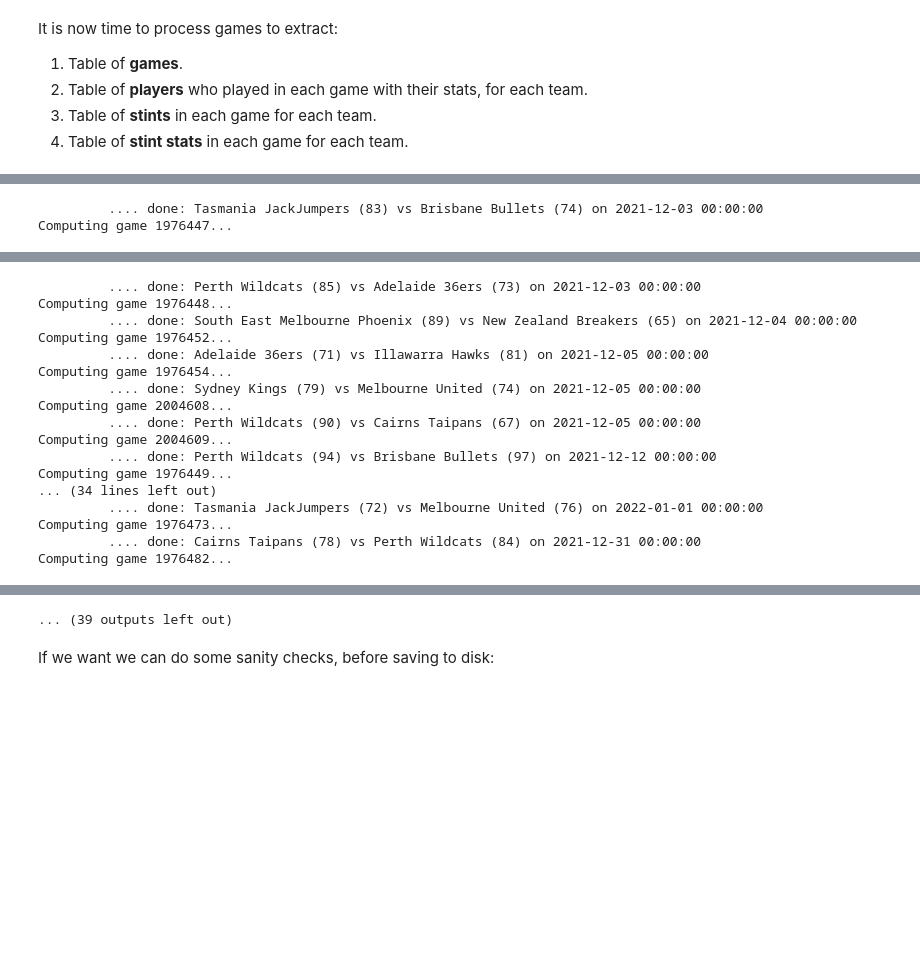
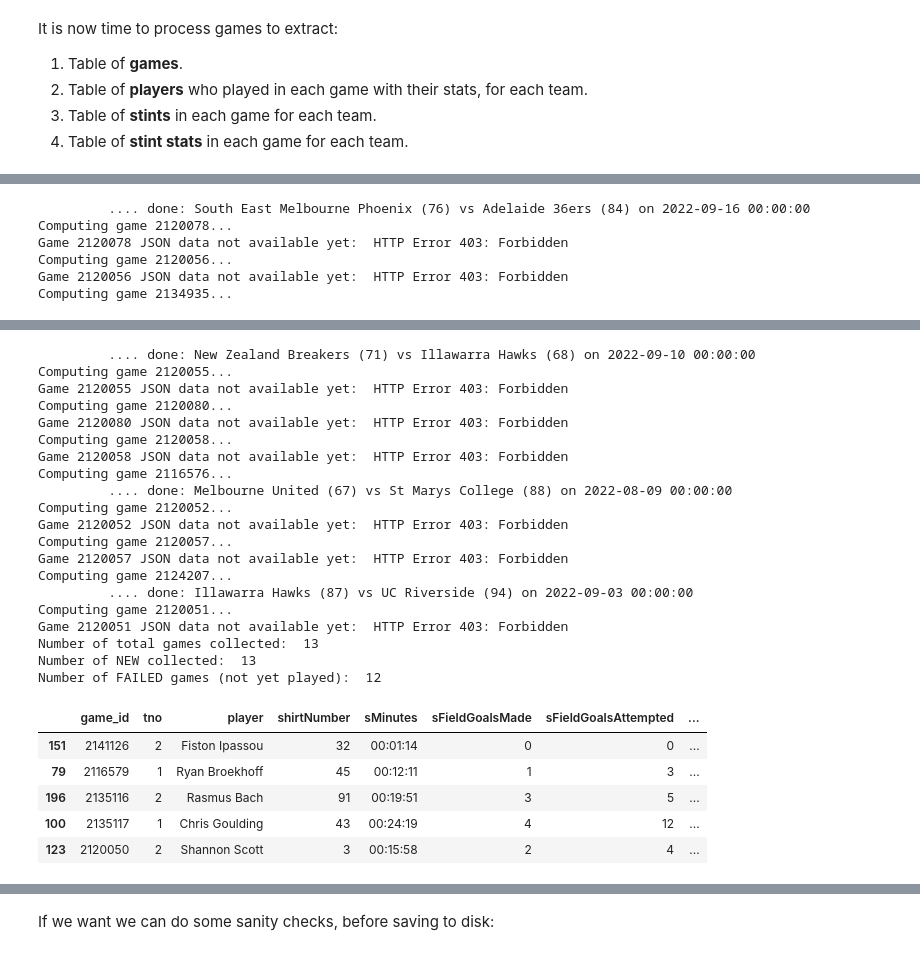
Before and after one commit to ssardina/pynbl, a Jupyter notebook: bball_stats.ipynb, the cells around one changed output, grey strips where cells are left out. Drawn from its saved outputs; the diff is of its cells as text; code cells hidden in the pictures; blank space fills up the shorter version.

```diff
--- a/bball_stats.ipynb
+++ b/bball_stats.ipynb
@@ -28,7 +28,7 @@ import tools
 
 
 # Set folder with data files and Pickle tables saved on disk
-DATA_DIR='data-21_22/'
+DATA_DIR='data-22_23/'
 FILES = dict()
 FILES['stint_stats'] = Path(DATA_DIR, "stint_stats_df").with_suffix('.pkl')
 FILES['stints'] = Path(DATA_DIR, "stints_df").with_suffix('.pkl')
@@ -105,6 +111,9 @@ It is now time to process games to extract:
 # %%
 # collect here set of stat dfs and game info, one per game
 #   then, we will put them together into different dataframes
+from urllib.error import HTTPError
+
+
 stint_stats_dfs = []
 stints_dfs = []
 players_dfs = []
@@ -130,7 +139,12 @@ for game in games:
     print(f"Computing game {game_id}...")
 
     # 1. Read game JSON file
-    game_json = tools.get_json_data(game_id)
+    try:
+        game_json = tools.get_json_data(game_id)
+    except HTTPError as e:
+        print(f"Game {game_id} JSON data not available yet: ", e)
+        continue
+
 
     result = bball_stats.build_game_stints_stats_df(game_json, game_id)
     game_stint_stats_df = result['stint_stats_df']   #  this is basically what we care, the stint stats
@@ -173,6 +187,8 @@ for game in games:
 #################################
 # All games have been processed, now put all dfs together
 #################################
+if len(games_data) == 0:
+    raise SystemExit("No games!")
 
 # First, build a dataframe with all the game data collected
 games_df = pd.DataFrame(games_data) if saved_games_df is None else pd.concat([saved_games_df, pd.DataFrame(games_data)])
@@ -190,7 +206,10 @@ stint_stats_df.reset_index(inplace=True, drop=True)
 stints_df = pd.concat(stints_dfs + ([saved_stints_df] if saved_stints_df is not None else []))
 stints_df.reset_index(inplace=True, drop=True)
 
-print("Number of games: ", games_df.shape[0])
+print("Number of total games collected: ", games_df.shape[0])
+print("Number of NEW collected: ", games_df.shape[0] - len(existing_games))
+print("Number of FAILED games (not yet played): ", len(games) - games_df.shape[0])
+
 stint_stats_df.sample(2)
 stints_df.sample(2)
 games_df.sample(5)
@@ -202,2 +236,6 @@ Computing game 1976446...
-         .... done: Tasmania JackJumpers (83) vs Brisbane Bullets (74) on 2021-12-03 00:00:00
-Computing game 1976447...
+         .... done: South East Melbourne Phoenix (76) vs Adelaide 36ers (84) on 2022-09-16 00:00:00
+Computing game 2120078...
+Game 2120078 JSON data not available yet:  HTTP Error 403: Forbidden
+Computing game 2120056...
+Game 2120056 JSON data not available yet:  HTTP Error 403: Forbidden
+Computing game 2134935...
@@ -205,17 +244,26 @@ Computing game 1976447...
-         .... done: Perth Wildcats (85) vs Adelaide 36ers (73) on 2021-12-03 00:00:00
-Computing game 1976448...
-         .... done: South East Melbourne Phoenix (89) vs New Zealand Breakers (65) on 2021-12-04 00:00:00
-Computing game 1976452...
-         .... done: Adelaide 36ers (71) vs Illawarra Hawks (81) on 2021-12-05 00:00:00
-Computing game 1976454...
-         .... done: Sydney Kings (79) vs Melbourne United (74) on 2021-12-05 00:00:00
-Computing game 2004608...
-         .... done: Perth Wildcats (90) vs Cairns Taipans (67) on 2021-12-05 00:00:00
-Computing game 2004609...
-         .... done: Perth Wildcats (94) vs Brisbane Bullets (97) on 2021-12-12 00:00:00
-Computing game 1976449...
-... (34 lines left out)
-         .... done: Tasmania JackJumpers (72) vs Melbourne United (76) on 2022-01-01 00:00:00
-Computing game 1976473...
-         .... done: Cairns Taipans (78) vs Perth Wildcats (84) on 2021-12-31 00:00:00
-Computing game 1976482...
+         .... done: New Zealand Breakers (71) vs Illawarra Hawks (68) on 2022-09-10 00:00:00
+Computing game 2120055...
+Game 2120055 JSON data not available yet:  HTTP Error 403: Forbidden
+Computing game 2120080...
+Game 2120080 JSON data not available yet:  HTTP Error 403: Forbidden
+Computing game 2120058...
+Game 2120058 JSON data not available yet:  HTTP Error 403: Forbidden
+Computing game 2116576...
+         .... done: Melbourne United (67) vs St Marys College (88) on 2022-08-09 00:00:00
+Computing game 2120052...
+Game 2120052 JSON data not available yet:  HTTP Error 403: Forbidden
+Computing game 2120057...
+Game 2120057 JSON data not available yet:  HTTP Error 403: Forbidden
+Computing game 2124207...
+         .... done: Illawarra Hawks (87) vs UC Riverside (94) on 2022-09-03 00:00:00
+Computing game 2120051...
+Game 2120051 JSON data not available yet:  HTTP Error 403: Forbidden
+Number of total games collected:  13
+Number of NEW collected:  13
+Number of FAILED games (not yet played):  12
+|  | game_id | tno | player | shirtNumber | sMinutes | sFieldGoalsMade | sFieldGoalsAttempted | ... |
+| 151 | 2141126 | 2 | Fiston Ipassou | 32 | 00:01:14 | 0 | 0 | ... |
+| 79 | 2116579 | 1 | Ryan Broekhoff | 45 | 00:12:11 | 1 | 3 | ... |
+| 196 | 2135116 | 2 | Rasmus Bach | 91 | 00:19:51 | 3 | 5 | ... |
+| 100 | 2135117 | 1 | Chris Goulding | 43 | 00:24:19 | 4 | 12 | ... |
+| 123 | 2120050 | 2 | Shannon Scott | 3 | 00:15:58 | 2 | 4 | ... |
@@ -237,4 +271,3 @@ Computing game 2031330...
-... (39 outputs left out)
 # %% [markdown]
 If we want we can do some sanity checks, before saving to disk:
 # %%
```
Also changed, not shown: parts of 5 cells of this notebook.
